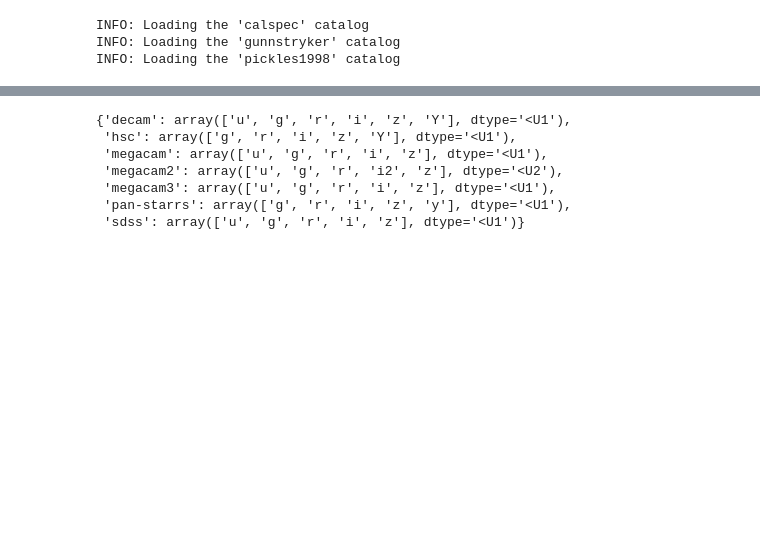
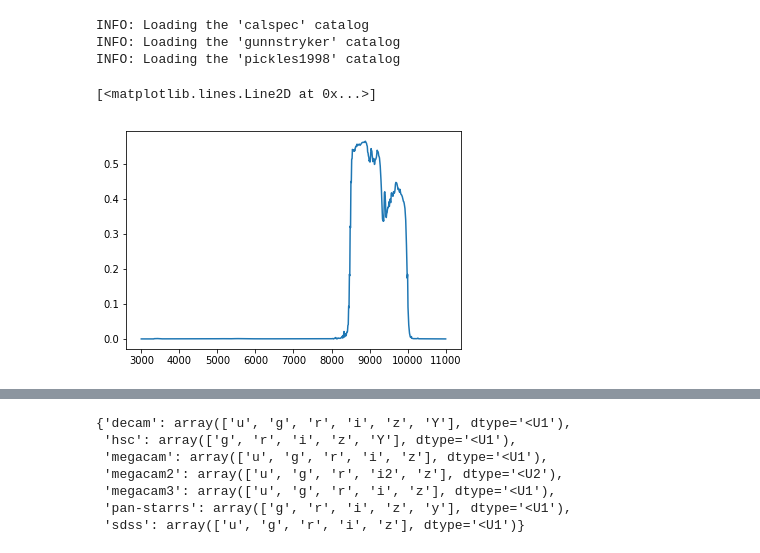
Before and after one commit to marina-ricci/colorterms, a Jupyter notebook: notebooks/colorfits.ipynb, the cells around one changed output, grey strips where cells are left out. Drawn from its saved outputs; the diff is of its cells as text; code cells hidden in the pictures; blank space fills up the shorter version.

```diff
--- a/notebooks/colorfits.ipynb
+++ b/notebooks/colorfits.ipynb
@@ -16,5 +16,11 @@ INFO: Loading the 'gunnstryker' catalog
 INFO: Loading the 'pickles1998' catalog
 # %%
 filters = F.Filters(verbose=False)
+# %%
+ff = filters.filters['decam']['z']
+plt.plot(ff.lbda,ff.flux)
+# %% [output]
+[<matplotlib.lines.Line2D at 0x...>]
+[figure, added]
 # %%
 colt = colorfits.Colorterms(catalogs, filters)
```
Also changed, not shown: parts of 8 cells of this notebook, 3 other files.
